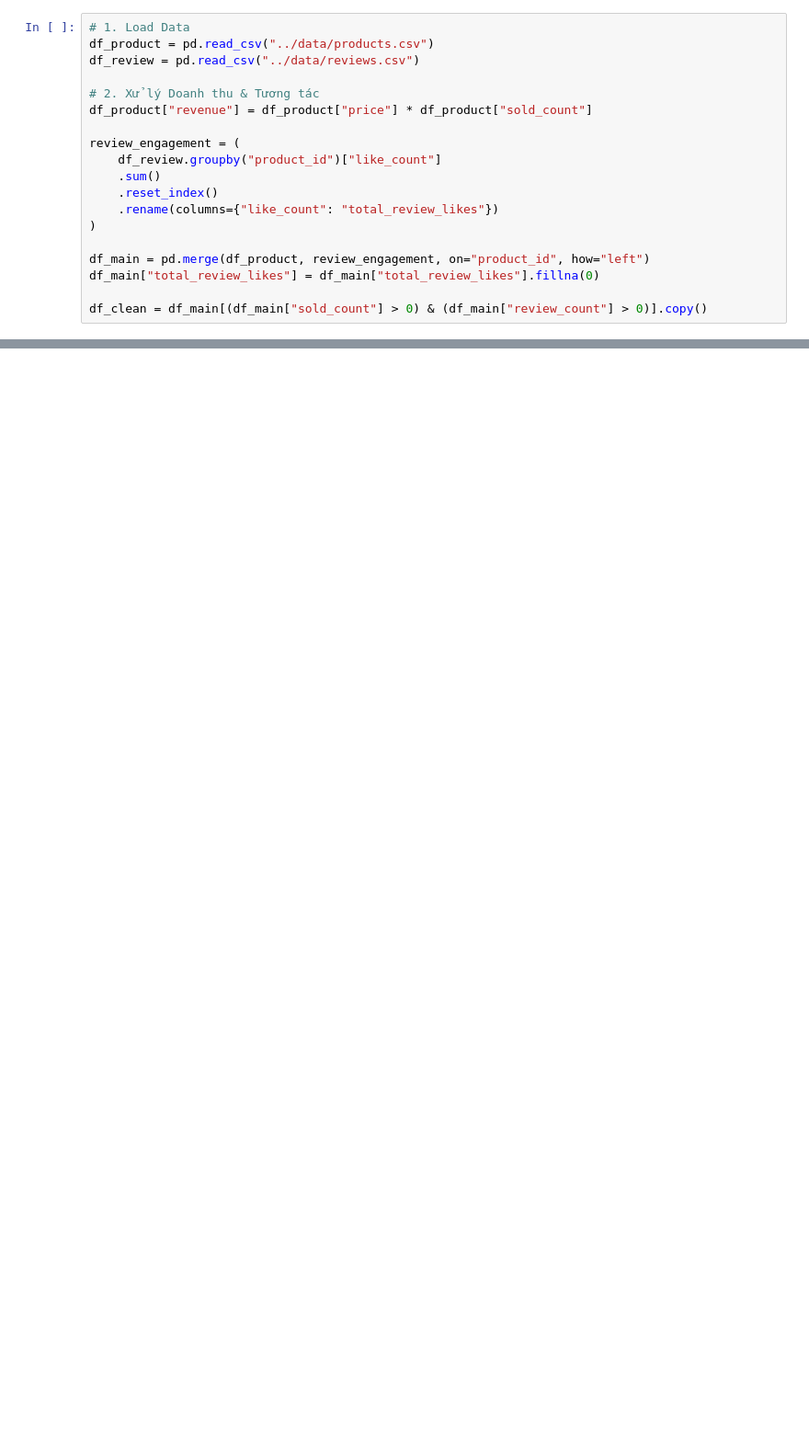
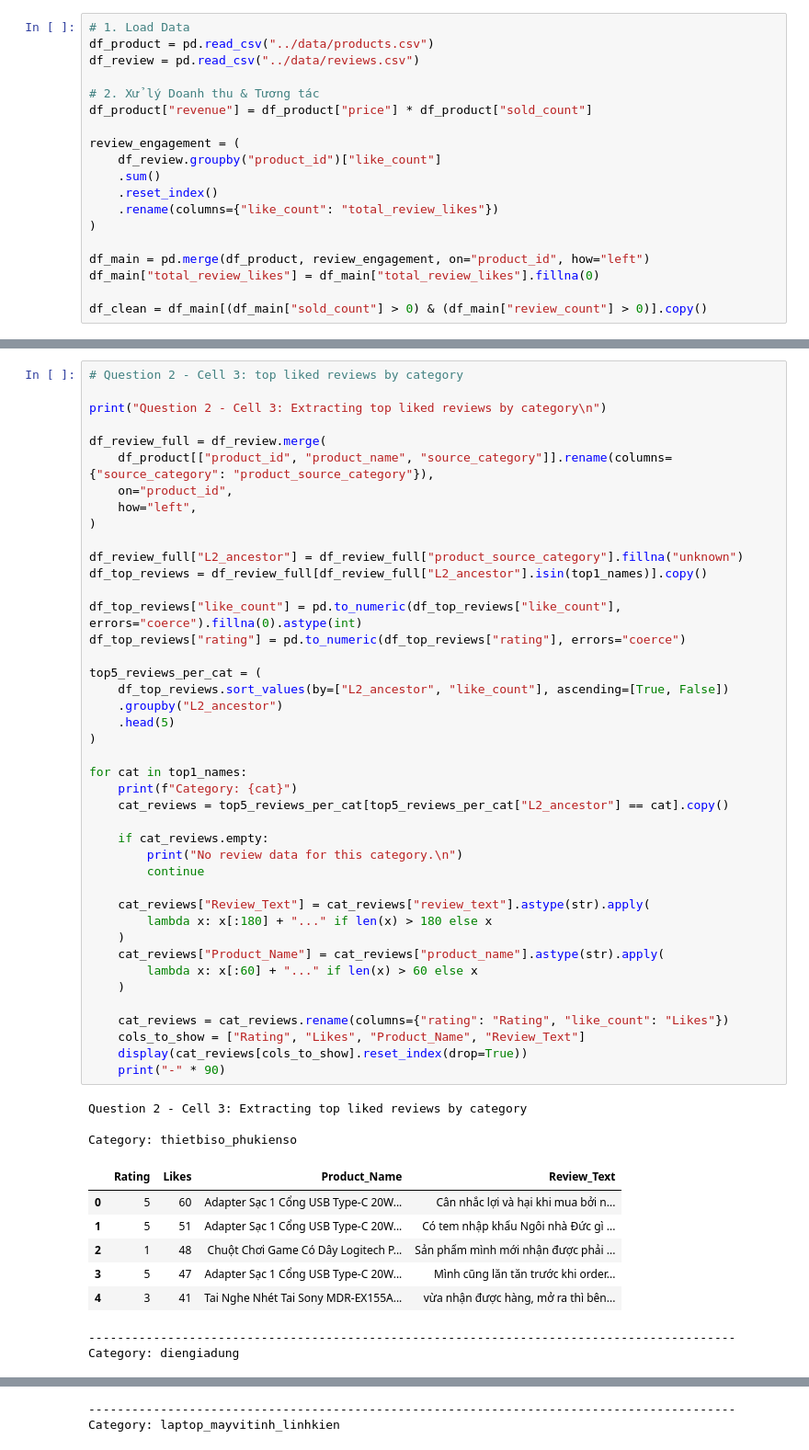
Before and after one commit to phuongth05/DV_LAB01, a Jupyter notebook: groups/loc.ipynb, the cells around one changed output, grey strips where cells are left out. Shown at 92% size. Cells and saved outputs as stored; diff of their text form; blank space fills up the shorter version.

```diff
--- a/groups/loc.ipynb
+++ b/groups/loc.ipynb
@@ -213,0 +404,54 @@ cluster_name
+# %%
+# Question 2 - Cell 3: top liked reviews by category
+
+print("Question 2 - Cell 3: Extracting top liked reviews by category\n")
+
+df_review_full = df_review.merge(
+    df_product[["product_id", "product_name", "source_category"]].rename(columns={"source_category": "product_source_category"}),
+    on="product_id",
+    how="left",
+)
+
+df_review_full["L2_ancestor"] = df_review_full["product_source_category"].fillna("unknown")
+df_top_reviews = df_review_full[df_review_full["L2_ancestor"].isin(top1_names)].copy()
+
+df_top_reviews["like_count"] = pd.to_numeric(df_top_reviews["like_count"], errors="coerce").fillna(0).astype(int)
+df_top_reviews["rating"] = pd.to_numeric(df_top_reviews["rating"], errors="coerce")
+
+top5_reviews_per_cat = (
+    df_top_reviews.sort_values(by=["L2_ancestor", "like_count"], ascending=[True, False])
+    .groupby("L2_ancestor")
+    .head(5)
+)
+
+for cat in top1_names:
+    print(f"Category: {cat}")
+    cat_reviews = top5_reviews_per_cat[top5_reviews_per_cat["L2_ancestor"] == cat].copy()
+
+    if cat_reviews.empty:
+        print("No review data for this category.\n")
+        continue
+
+    cat_reviews["Review_Text"] = cat_reviews["review_text"].astype(str).apply(
+        lambda x: x[:180] + "..." if len(x) > 180 else x
+    )
+    cat_reviews["Product_Name"] = cat_reviews["product_name"].astype(str).apply(
+        lambda x: x[:60] + "..." if len(x) > 60 else x
+    )
+
+    cat_reviews = cat_reviews.rename(columns={"rating": "Rating", "like_count": "Likes"})
+    cols_to_show = ["Rating", "Likes", "Product_Name", "Review_Text"]
+    display(cat_reviews[cols_to_show].reset_index(drop=True))
+    print("-" * 90)
+# %% [output]
+Question 2 - Cell 3: Extracting top liked reviews by category
+
+Category: thietbiso_phukienso
+|  | Rating | Likes | Product_Name | Review_Text |
+| 0 | 5 | 60 | Adapter Sạc 1 Cổng USB Type-C 20W... | Cân nhắc lợi và hại khi mua bởi n... |
+| 1 | 5 | 51 | Adapter Sạc 1 Cổng USB Type-C 20W... | Có tem nhập khẩu Ngôi nhà Đức gì ... |
+| 2 | 1 | 48 | Chuột Chơi Game Có Dây Logitech P... | Sản phẩm mình mới nhận được phải ... |
+| 3 | 5 | 47 | Adapter Sạc 1 Cổng USB Type-C 20W... | Mình cũng lăn tăn trước khi order... |
+| 4 | 3 | 41 | Tai Nghe Nhét Tai Sony MDR-EX155A... | vừa nhận được hàng, mở ra thì bên... |
+------------------------------------------------------------------------------------------
+Category: diengiadung
@@ -213,0 +464,2 @@ cluster_name
+------------------------------------------------------------------------------------------
+Category: laptop_mayvitinh_linhkien
```
Also changed, not shown: parts of 22 cells of this notebook.
